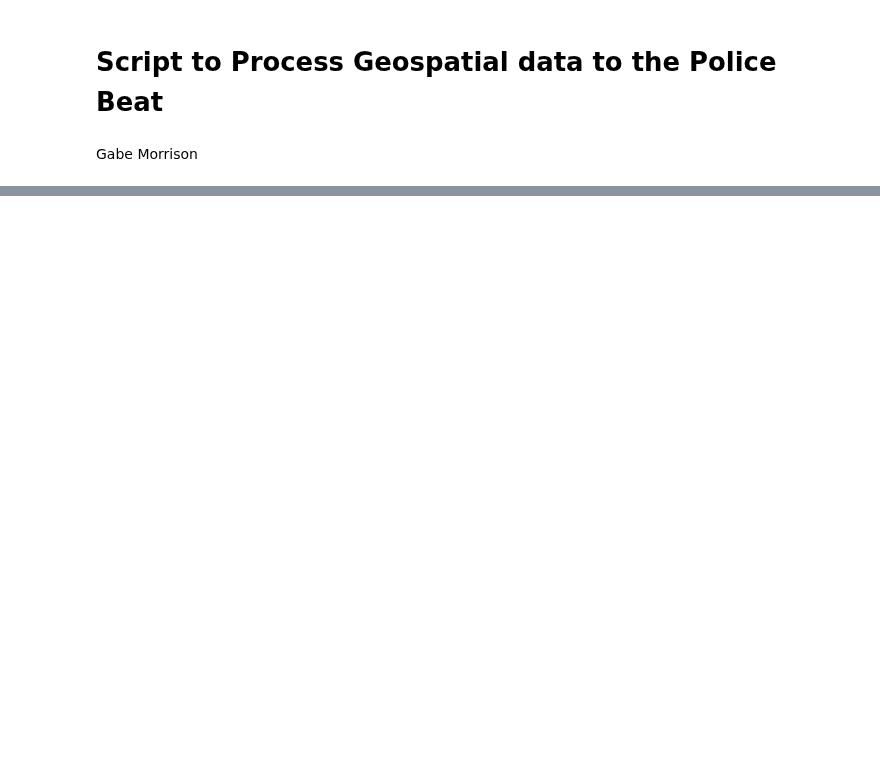
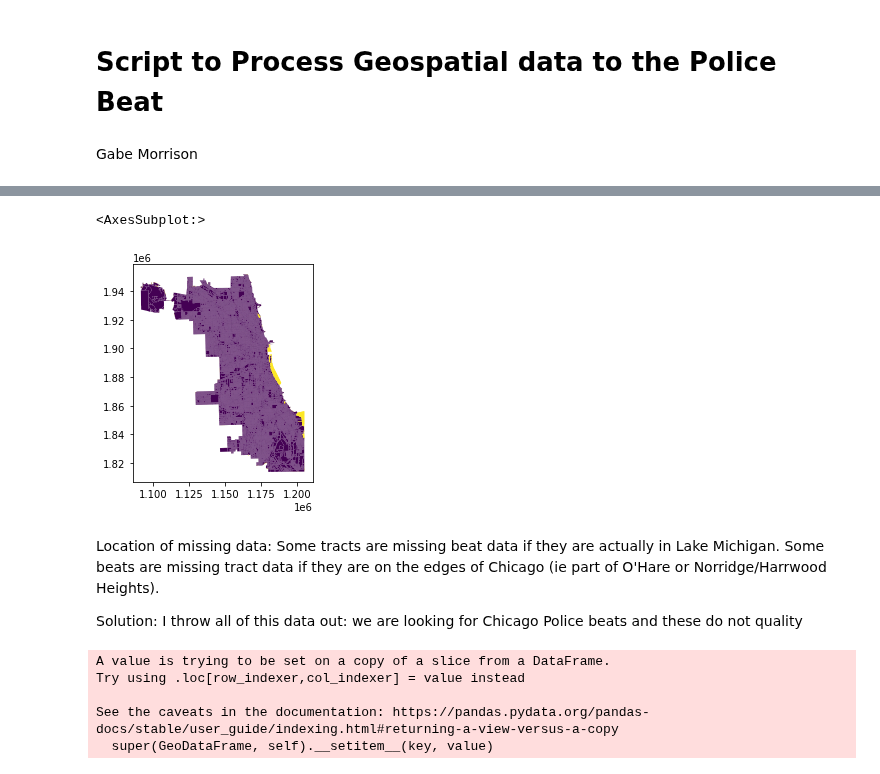
Before and after one commit to Deckart2/capp_30254_crime_forcasting, a Jupyter notebook: scripts/Geoprocessing.ipynb, the cells around one changed output, grey strips where cells are left out. Cells and saved outputs as stored; diff of their text form; code cells hidden in the pictures; blank space fills up the shorter version.

```diff
--- a/scripts/Geoprocessing.ipynb
+++ b/scripts/Geoprocessing.ipynb
@@ -94,0 +180,9 @@ beats
+# %%
+blocks_exploded.plot(column="na_beat")
+# %% [output]
+<AxesSubplot:>
+[figure, added]
+# %% [markdown]
+Location of missing data: Some tracts are missing beat data if they are actually in Lake Michigan. Some beats are missing tract data if they are on the edges of Chicago (ie part of O'Hare or Norridge/Harrwood Heights).
+
+Solution: I throw all of this data out: we are looking for Chicago Police beats and these do not quality
@@ -94,0 +191,11 @@ beats
+# %%
+#Area of sub-block:
+blocks_exploded["sub_block_area"]=blocks_exploded.area
+#Percentage of area of full block:
+blocks_exploded["pct_of_full_block"]=blocks_exploded["sub_block_area"]/blocks_exploded["full_block_area"]
+# %% [output]
+A value is trying to be set on a copy of a slice from a DataFrame.
+Try using .loc[row_indexer,col_indexer] = value instead
+
+See the caveats in the documentation: https://pandas.pydata.org/pandas-docs/stable/user_guide/indexing.html#returning-a-view-versus-a-copy
+  super(GeoDataFrame, self).__setitem__(key, value)
```
Also changed, not shown: parts of 20 cells of this notebook.
